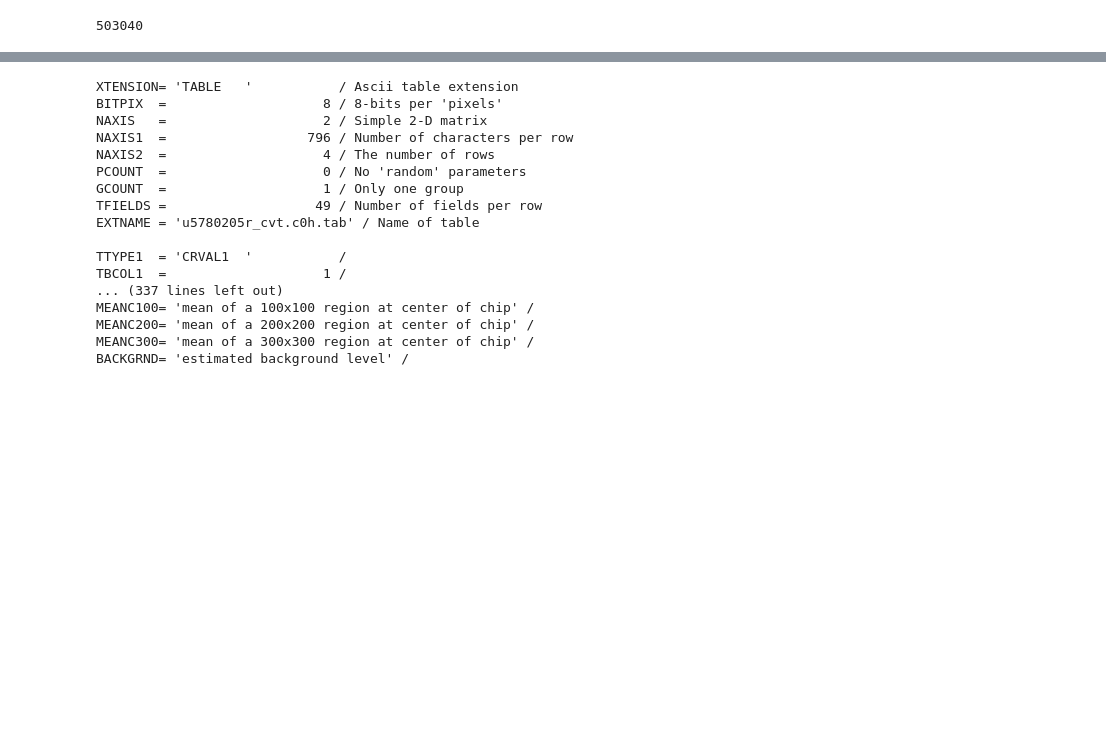
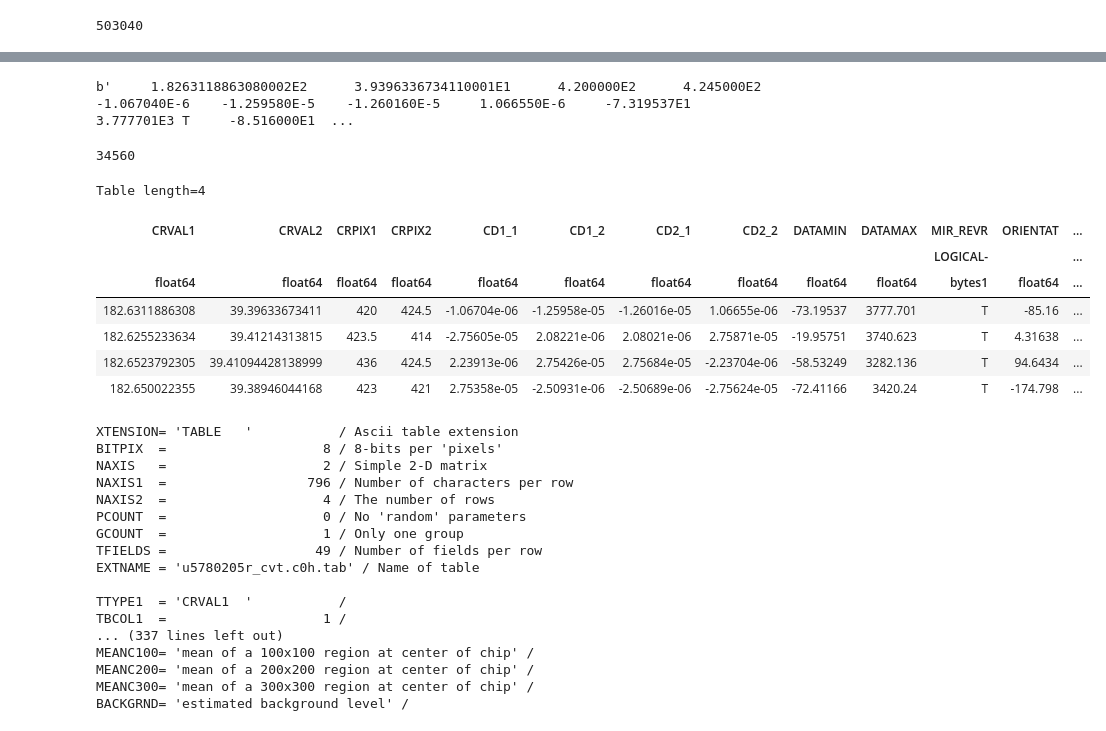
Before and after one commit to Schwarzam/astrors, a Jupyter notebook: dev/testing.ipynb, the cells around one changed output, grey strips where cells are left out. Drawn from its saved outputs; the diff is of its cells as text; code cells hidden in the pictures; blank space fills up the shorter version.

Commit message:
testing on table hdus

```diff
--- a/dev/testing.ipynb
+++ b/dev/testing.ipynb
@@ -29,0 +49,8 @@ b'XTENSION= \'TABLE   \'           / Ascii table extension
+# %%
+second_hdu_bytes[get_first_header_size(second_hdu_bytes):]
+# %% [output]
+b'     1.8263118863080002E2      3.9396336734110001E1      4.200000E2      4.245000E2    -1.067040E-6    -1.259580E-5    -1.260160E-5     1.066550E-6     -7.319537E1      3.777701E3 T     -8.516000E1  ...
+# %%
+len(second_hdu_bytes)
+# %% [output]
+34560
@@ -30,3 +59,14 @@ b'XTENSION= \'TABLE   \'           / Ascii table extension
+# %%
+Table.read("../tests/data/WFPC2u57.fits", hdu=1)
+# %% [output]
+Table length=4
+| CRVAL1 | CRVAL2 | CRPIX1 | CRPIX2 | CD1_1 | CD1_2 | CD2_1 | CD2_2 | DATAMIN | DATAMAX | MIR_REVR | ORIENTAT | ... |
+|  |  |  |  |  |  |  |  |  |  | LOGICAL- |  | ... |
+| float64 | float64 | float64 | float64 | float64 | float64 | float64 | float64 | float64 | float64 | bytes1 | float64 | ... |
+| 182.6311886308 | 39.39633673411 | 420 | 424.5 | -1.06704e-06 | -1.25958e-05 | -1.26016e-05 | 1.06655e-06 | -73.19537 | 3777.701 | T | -85.16 | ... |
+| 182.6255233634 | 39.41214313815 | 423.5 | 414 | -2.75605e-05 | 2.08221e-06 | 2.08021e-06 | 2.75871e-05 | -19.95751 | 3740.623 | T | 4.31638 | ... |
+| 182.6523792305 | 39.41094428138999 | 436 | 424.5 | 2.23913e-06 | 2.75426e-05 | 2.75684e-05 | -2.23704e-06 | -58.53249 | 3282.136 | T | 94.6434 | ... |
+| 182.650022355 | 39.38946044168 | 423 | 421 | 2.75358e-05 | -2.50931e-06 | -2.50689e-06 | -2.75624e-05 | -72.41166 | 3420.24 | T | -174.798 | ... |
 # %%
 hdus[1].header
 # %% [output]
```
Also changed, not shown: parts of 9 cells of this notebook, 7 other files.
